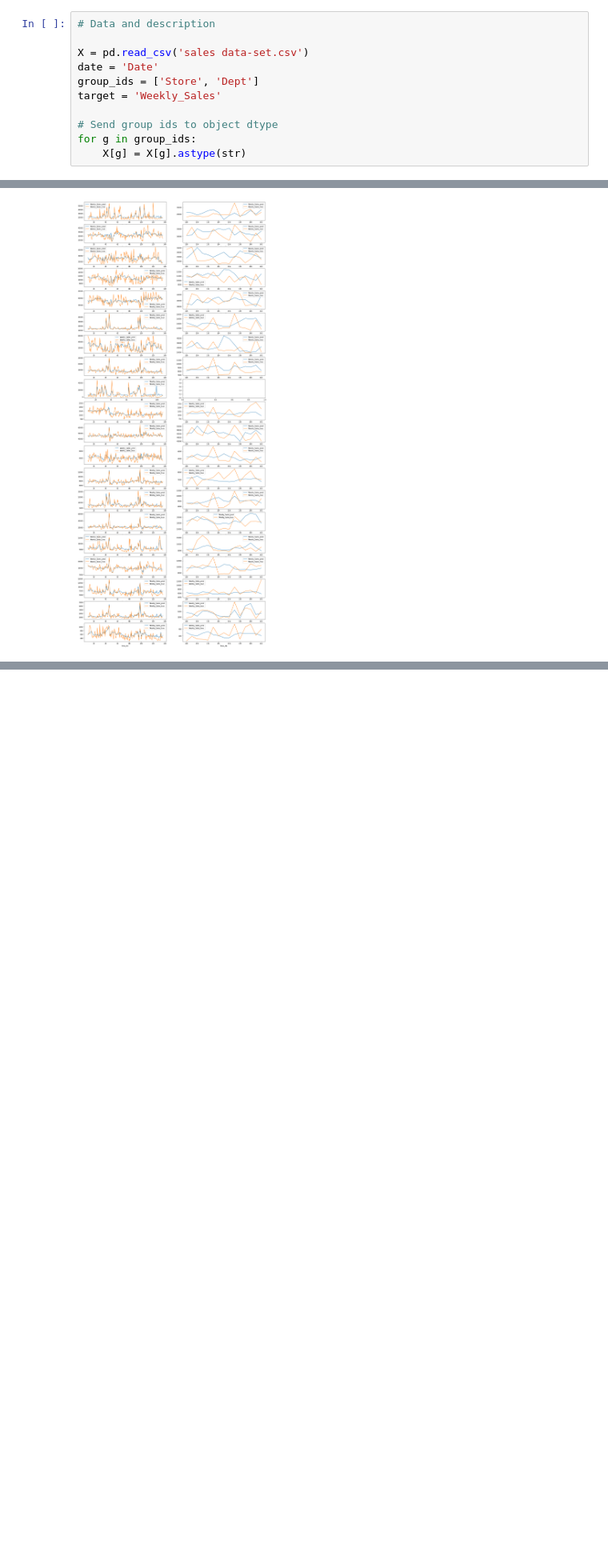
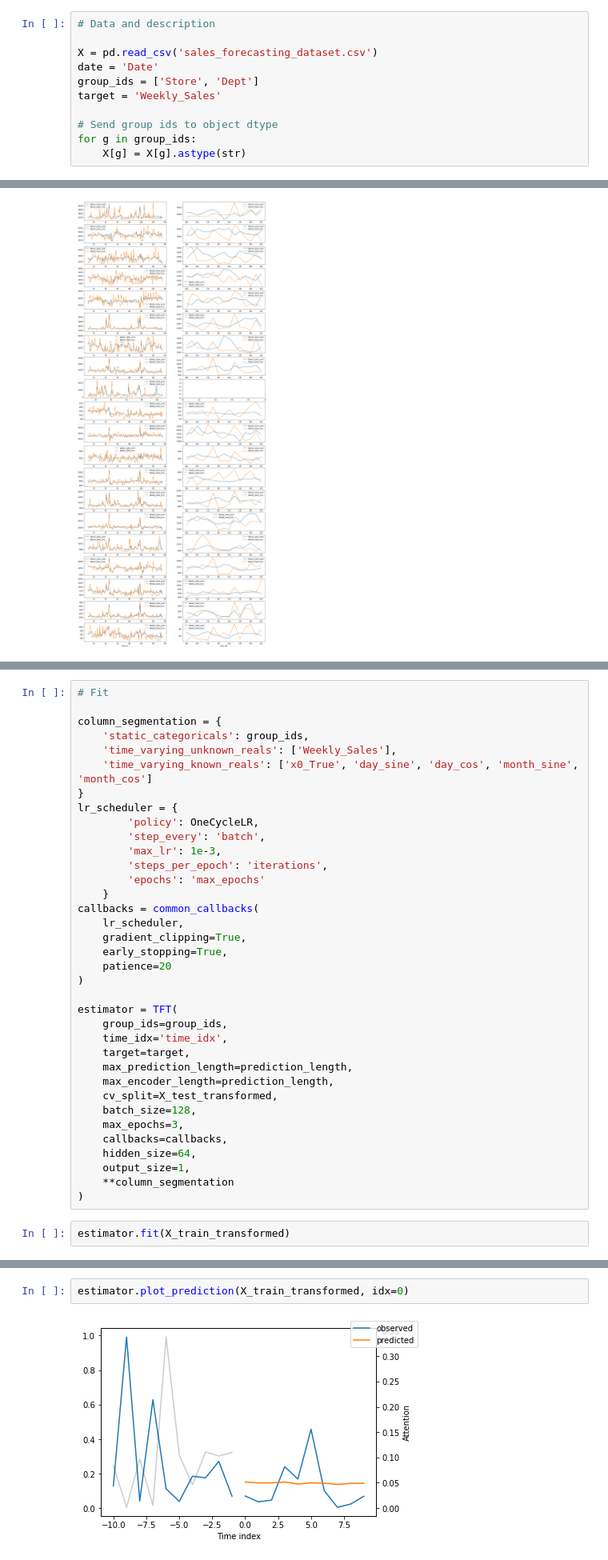
Before and after one commit to ramonAV98/mooncake, a Jupyter notebook: notebooks/sales_example/sales_forecasting.ipynb, the cells around one changed output, grey strips where cells are left out. Shown at 80% size. Saved outputs shown, nothing was run; the diff lists cells and outputs as text; blank space fills up the shorter version.

```diff
--- a/notebooks/sales_example/sales_forecasting.ipynb
+++ b/notebooks/sales_example/sales_forecasting.ipynb
@@ -22,7 +22,7 @@ from mooncake.helper import column_selector
 # %%
 # Data and description
 
-X = pd.read_csv('sales data-set.csv')
+X = pd.read_csv('sales_forecasting_dataset.csv')
 date = 'Date'
 group_ids = ['Store', 'Dept']
 target = 'Weekly_Sales'
@@ -246,0 +219,38 @@ for i, g in enumerate(groupby_train.groups):
+# %%
+# Fit
+
+column_segmentation = {
+    'static_categoricals': group_ids,
+    'time_varying_unknown_reals': ['Weekly_Sales'],
+    'time_varying_known_reals': ['x0_True', 'day_sine', 'day_cos', 'month_sine', 'month_cos']
+}
+lr_scheduler = {
+        'policy': OneCycleLR,
+        'step_every': 'batch',
+        'max_lr': 1e-3,
+        'steps_per_epoch': 'iterations',
+        'epochs': 'max_epochs'
+    }
+callbacks = common_callbacks(
+    lr_scheduler,
+    gradient_clipping=True,
+    early_stopping=True,
+    patience=20
+)
+
+estimator = TFT(
+    group_ids=group_ids,
+    time_idx='time_idx',
+    target=target,
+    max_prediction_length=prediction_length,
+    max_encoder_length=prediction_length,
+    cv_split=X_test_transformed,
+    batch_size=128,
+    max_epochs=3,
+    callbacks=callbacks,
+    hidden_size=64,
+    output_size=1,
+    **column_segmentation
+)
+# %%
+estimator.fit(X_train_transformed)
@@ -246,0 +281,4 @@ for i, g in enumerate(groupby_train.groups):
+# %%
+estimator.plot_prediction(X_train_transformed, idx=0)
+# %% [output]
+[figure, added]
```
Also changed, not shown: parts of 13 cells of this notebook, 5 other files.
